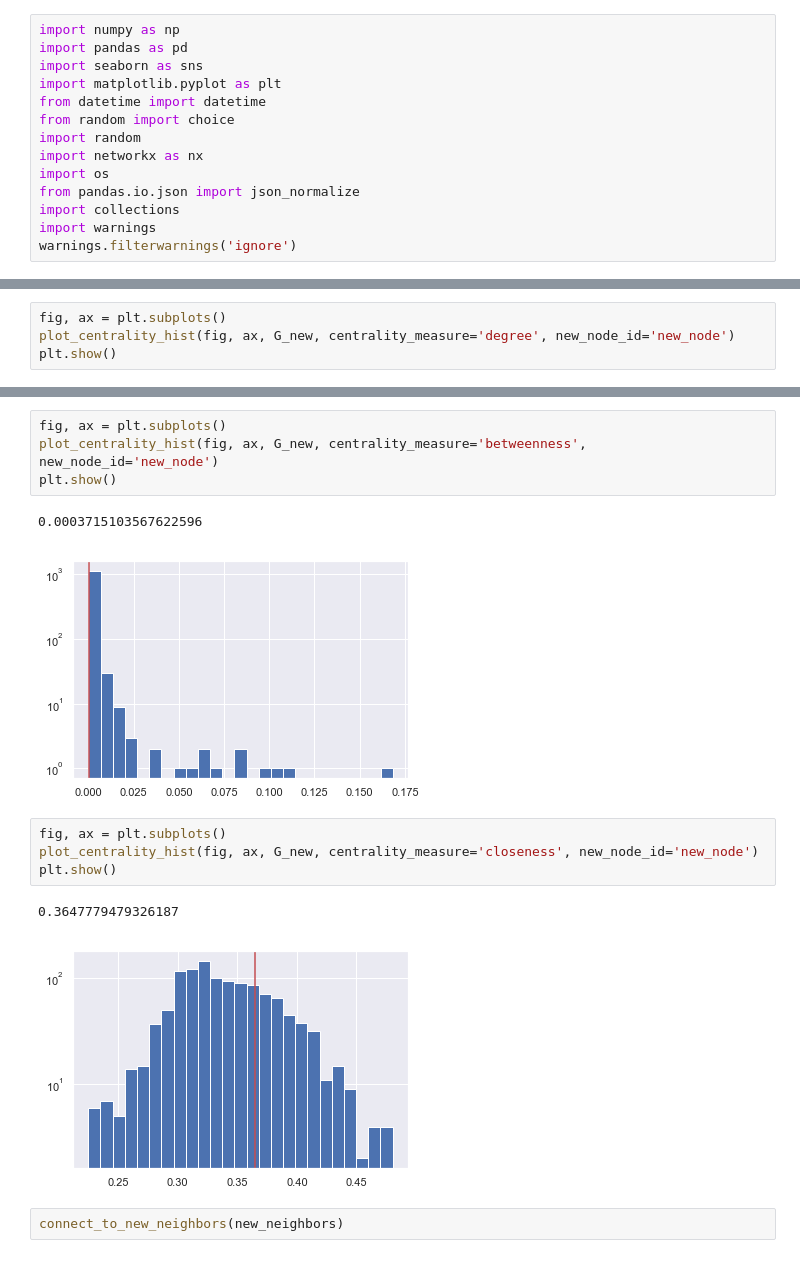
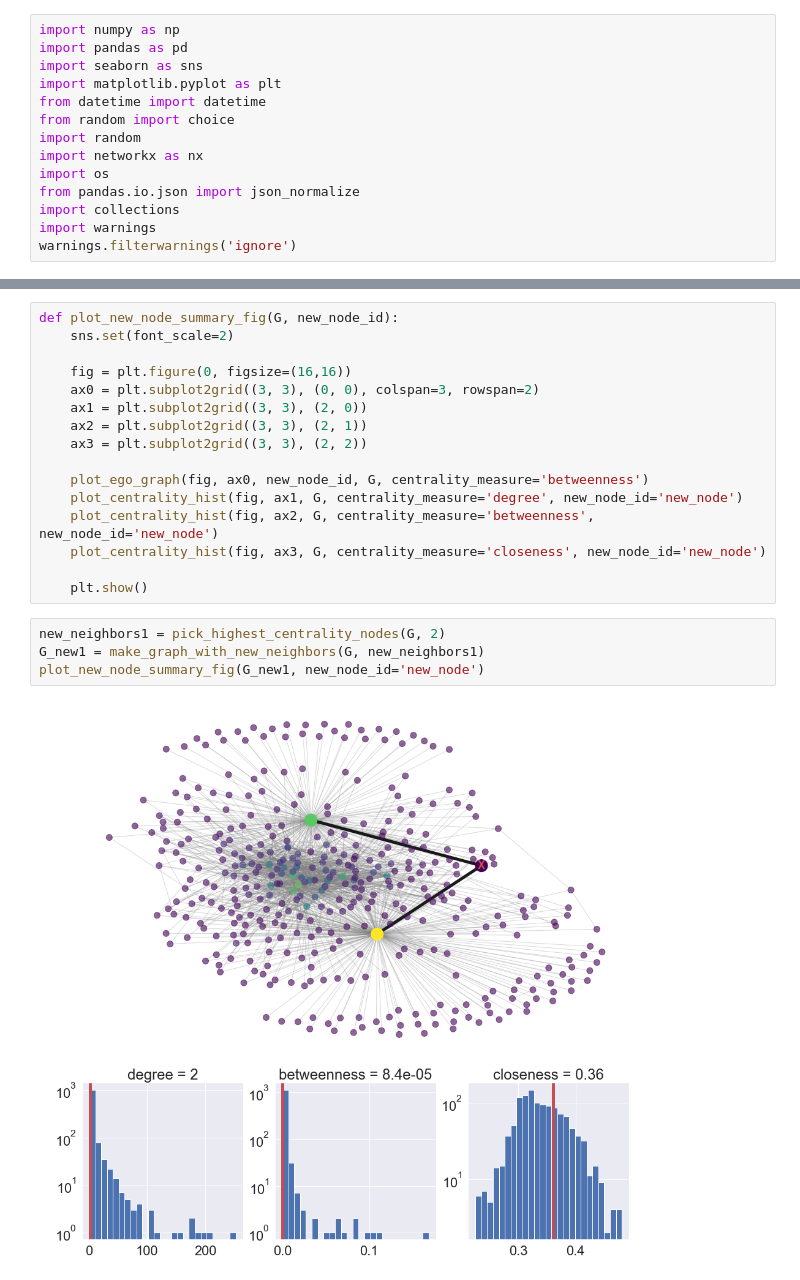
Before and after one commit to DariusParvin/Lightning-Channel-Optimizer, a Jupyter notebook: Make_Channel_Demo.ipynb, the cells around one changed output, grey strips where cells are left out. Cells and saved outputs as stored; diff of their text form.

```diff
--- a/Make_Channel_Demo.ipynb
+++ b/Make_Channel_Demo.ipynb
@@ -247,4 +192,0 @@ plot_ego_graph('new_node', G_new, centrality_measure='closeness')
-# %%
-fig, ax = plt.subplots()
-plot_centrality_hist(fig, ax, G_new, centrality_measure='degree', new_node_id='new_node')
-plt.show()
@@ -254,16 +193,22 @@ plt.show()
-# %%
-fig, ax = plt.subplots()
-plot_centrality_hist(fig, ax, G_new, centrality_measure='betweenness', new_node_id='new_node')
-plt.show()
-# %% [output]
-0.0003715103567622596
-[figure, removed]
-# %%
-fig, ax = plt.subplots()
-plot_centrality_hist(fig, ax, G_new, centrality_measure='closeness', new_node_id='new_node')
-plt.show()
-# %% [output]
-0.3647779479326187
-[figure, removed]
-# %%
-connect_to_new_neighbors(new_neighbors)
+# %%
+def plot_new_node_summary_fig(G, new_node_id):
+    sns.set(font_scale=2)
+
+    fig = plt.figure(0, figsize=(16,16))
+    ax0 = plt.subplot2grid((3, 3), (0, 0), colspan=3, rowspan=2)
+    ax1 = plt.subplot2grid((3, 3), (2, 0))
+    ax2 = plt.subplot2grid((3, 3), (2, 1))
+    ax3 = plt.subplot2grid((3, 3), (2, 2))
+
+    plot_ego_graph(fig, ax0, new_node_id, G, centrality_measure='betweenness')
+    plot_centrality_hist(fig, ax1, G, centrality_measure='degree', new_node_id='new_node')
+    plot_centrality_hist(fig, ax2, G, centrality_measure='betweenness', new_node_id='new_node')
+    plot_centrality_hist(fig, ax3, G, centrality_measure='closeness', new_node_id='new_node')
+
+    plt.show()
+# %%
+new_neighbors1 = pick_highest_centrality_nodes(G, 2)
+G_new1 = make_graph_with_new_neighbors(G, new_neighbors1)
+plot_new_node_summary_fig(G_new1, new_node_id='new_node')
+# %% [output]
+[figure, added]
```
Also changed, not shown: parts of 19 cells of this notebook, 3 other files.
